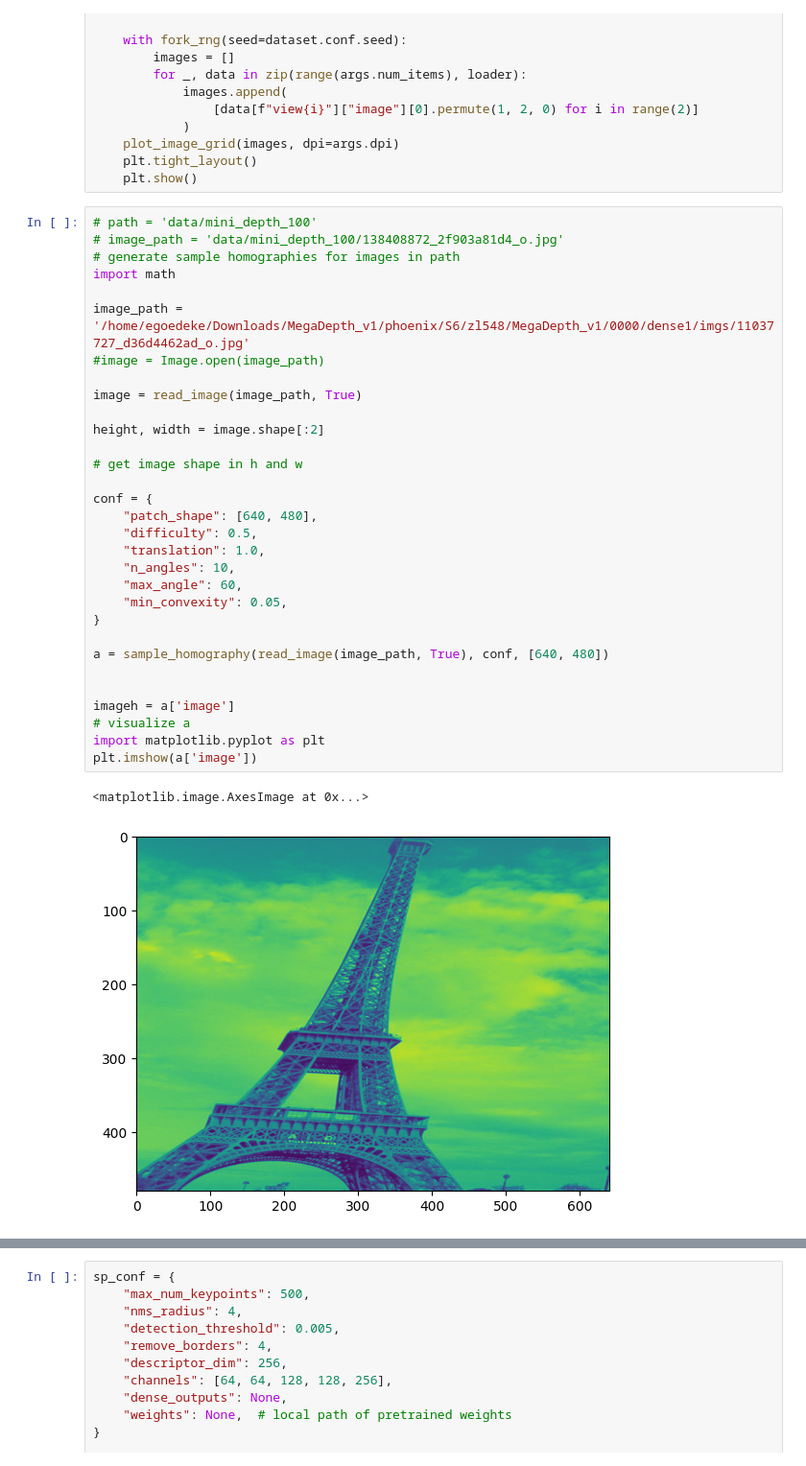
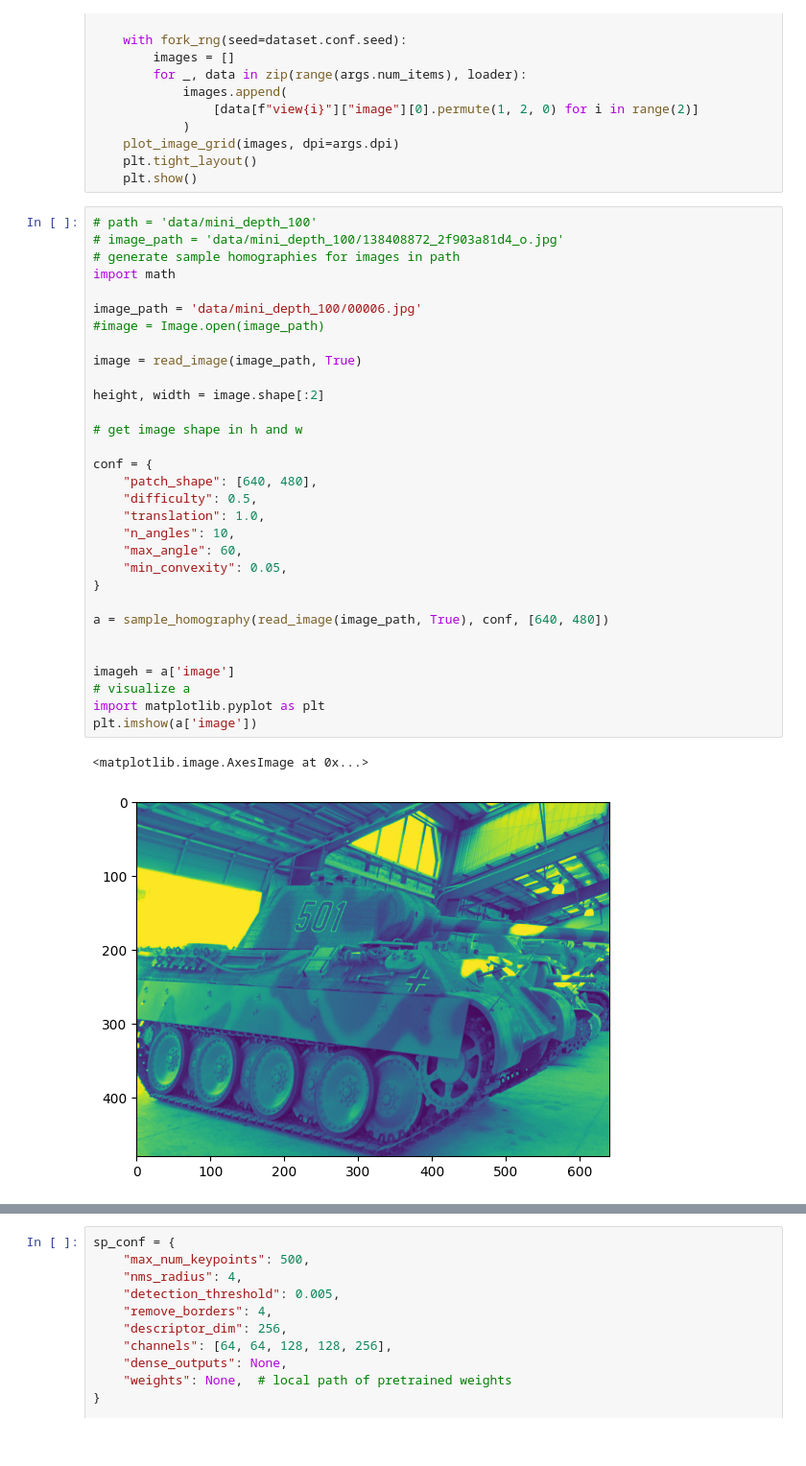
Before and after one commit to cvg/glue-factory, a Jupyter notebook: homographyNotebook1.ipynb, the cells around one changed output, grey strips where cells are left out. Shown at 96% size. Saved outputs shown, nothing was run; the diff lists cells and outputs as text.

```diff
--- a/homographyNotebook1.ipynb
+++ b/homographyNotebook1.ipynb
@@ -1398,35 +1399,35 @@ def visualize(args):
 # image_path = 'data/mini_depth_100/138408872_2f903a81d4_o.jpg'
 # generate sample homographies for images in path
 import math
 
-image_path = '/home/egoedeke/Downloads/MegaDepth_v1/phoenix/S6/zl548/MegaDepth_v1/0000/dense1/imgs/11037727_d36d4462ad_o.jpg'
+image_path = 'data/mini_depth_100/00006.jpg'
 #image = Image.open(image_path)
 
 image = read_image(image_path, True)
 
 height, width = image.shape[:2]
 
 # get image shape in h and w
 
 conf = {
     "patch_shape": [640, 480],
     "difficulty": 0.5,
     "translation": 1.0,
     "n_angles": 10,
     "max_angle": 60,
     "min_convexity": 0.05,
 }
 
 a = sample_homography(read_image(image_path, True), conf, [640, 480])
 
 
 imageh = a['image']
 # visualize a
 import matplotlib.pyplot as plt
 plt.imshow(a['image'])
 # %% [output]
 <matplotlib.image.AxesImage at 0x...>
-[figure, old version]
+[figure, new version]
 # %%
 # path = 'data/mini_depth_100'
 # image_path = 'data/mini_depth_100/138408872_2f903a81d4_o.jpg'
```
Also changed, not shown: parts of 2 cells of this notebook, 1 other file.
